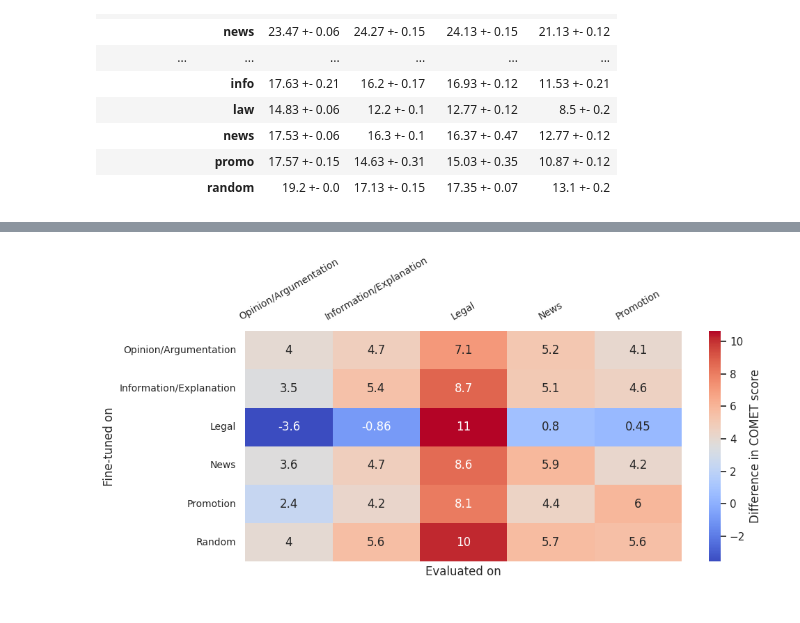
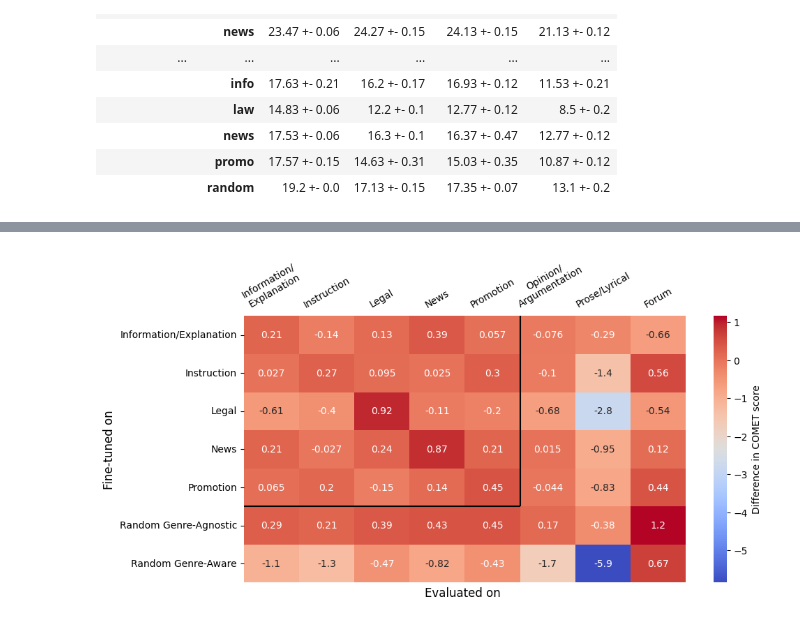
Before and after one commit to Malina03/Genre-enabled-NMT, a Jupyter notebook: analysis_notebooks/results.ipynb, the cells around one changed output, grey strips where cells are left out. Cells and saved outputs as stored; diff of their text form; code cells hidden in the pictures.

```diff
--- a/analysis_notebooks/results.ipynb
+++ b/analysis_notebooks/results.ipynb
@@ -362,0 +337,7 @@ dif.astype(float)
+# %%
+single_tf = res_is[res_is['test_file'] == 'floresdevtest']
+# pivot
+single_tf = single_tf.pivot(index=['model','train_file'], columns=['genre'], values=['comet'])
+# remove multiindex columns
+single_tf.columns = single_tf.columns.droplevel(0)
+single_tf
@@ -362,0 +355,8 @@ dif.astype(float)
+# %%
+dif = pd.DataFrame(columns=single_tf.loc['baseline_opus'].columns, index=single_tf.loc['baseline_opus'].index)
+for row in single_tf.loc['baseline_opus'].index:
+    dif.loc[row] = single_tf.loc['baseline_opus'].loc[row].values - single_tf.loc['opus'].values[0]
+dif.astype(float)
+# add row with difference between the genre_aware_token_opus model and the opus model
+dif.loc['gene_aware_token_opus'] = single_tf.loc['genre_aware_token_opus'].loc['random'] - single_tf.loc['opus'].values[0]
+# dif
@@ -363,22 +476,29 @@ dif.astype(float)
 # %%
 # make a heat map
 import seaborn as sns
 import matplotlib.pyplot as plt
 
 plt.figure(figsize=(10, 5))
 
+sns.heatmap(dif.astype(float), annot=True, cmap='coolwarm', cbar_kws={'label': 'Difference in COMET score'})
 
-sns.heatmap(dif.astype(float), annot=True, cmap='coolwarm', cbar_kws={'label': 'Difference in COMET score'})
-# plt.title('Difference in comet scores between baseline_opus and baseline fine-tuned on MaCoCu')
+# plt.title('Difference in COMET scores between the OPUS-MT model and the genre-specific models fine-tuned on MaCoCu')
 # move the x-ticks on top of the plot
+
+# add darker line under promotion that stops after 6 ticks
+plt.hlines(y=5, xmin=0, xmax =5, color='k', linewidth=1.5)
+plt.vlines(x=5, ymin=0, ymax=5, color='k', linewidth=1.5)
+
 
 plt.yticks(rotation=0)
 plt.tick_params(axis='both', which='major', labelsize=10, labelbottom = False, bottom=False, top = False, labeltop=True)
 plt.xticks(rotation=30)
 # no ticks on the y-axis
 plt.tight_layout()
-plt.xlabel('Evaluated on')
-plt.ylabel('Fine-tuned on')
+# plt.title("Croatian Genre-specific models tested on the Flores devtest")
+plt.xlabel('Evaluated on ', fontsize=12)
+plt.ylabel('Fine-tuned on', fontsize=12)
+plt.savefig('../results/images/full_gen_spec_tr_MaCoCu.png', bbox_inches='tight', transparent=True, dpi=300)
 plt.show()
 # %% [output]
-[figure, old version]
+[figure, new version]
```
Also changed, not shown: parts of 60 cells of this notebook, 2 other files.
